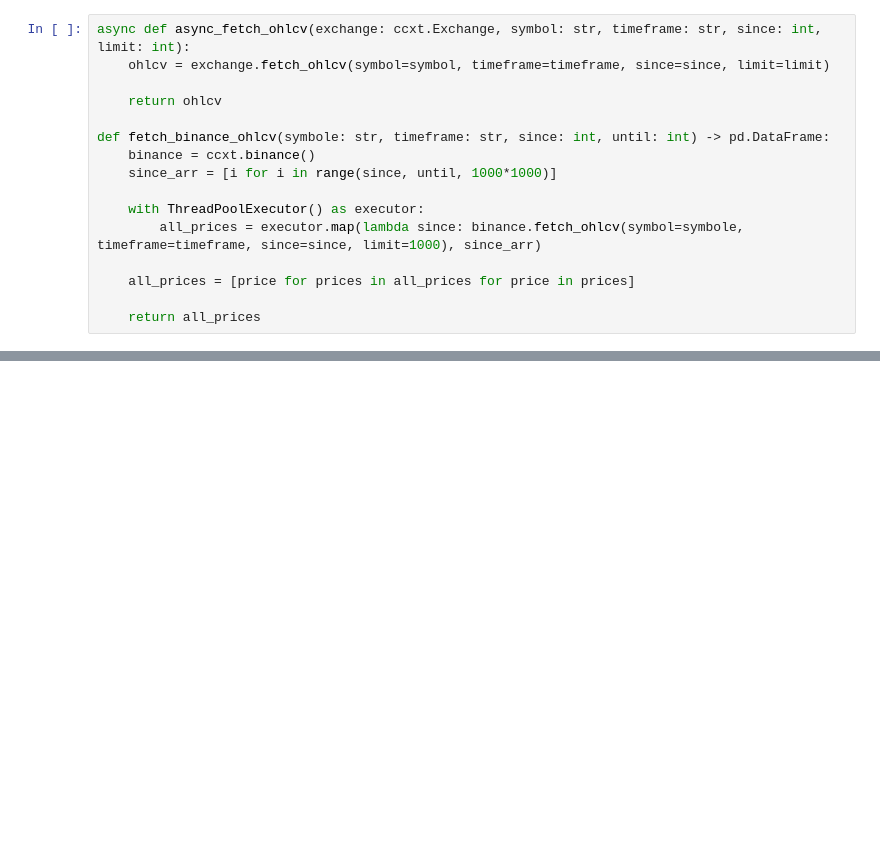
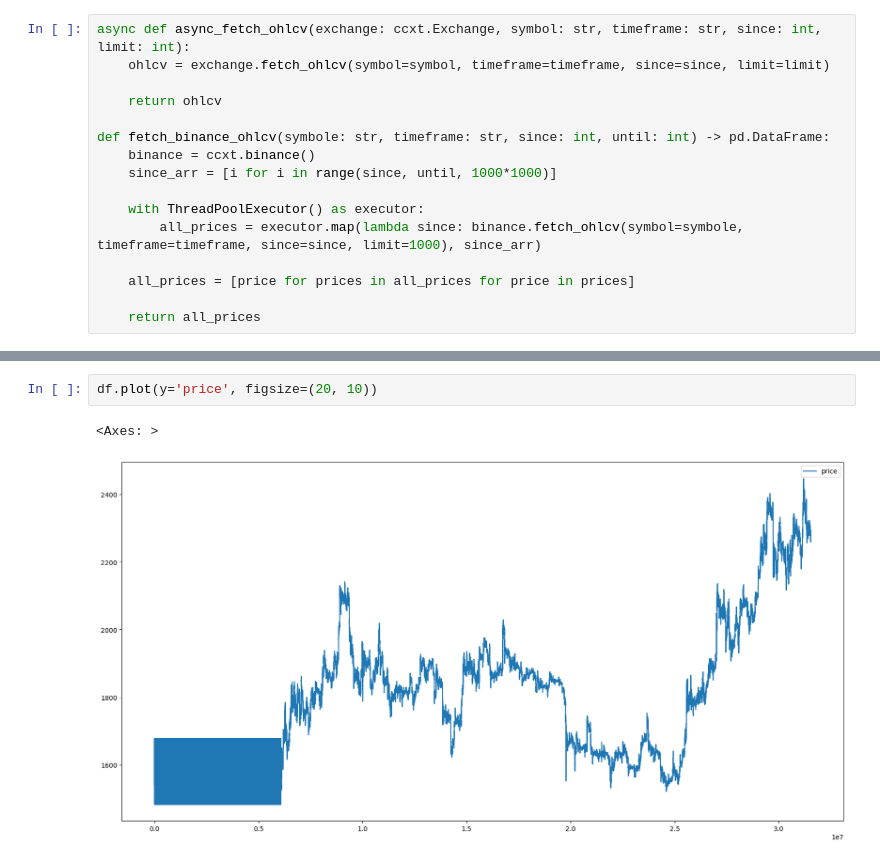
Before and after one commit to RedactedLabsGit/backtester-RL, a Jupyter notebook: data/binance/binance_spot_gatherer.ipynb, the cells around one changed output, grey strips where cells are left out. Saved outputs shown, nothing was run; the diff lists cells and outputs as text; blank space fills up the shorter version.

```diff
--- a/data/binance/binance_spot_gatherer.ipynb
+++ b/data/binance/binance_spot_gatherer.ipynb
@@ -40,0 +43,5 @@ df.to_csv('ETHUSDC-2024-01>08_1s.csv')
+# %%
+df.plot(y='price', figsize=(20, 10))
+# %% [output]
+<Axes: >
+[figure, added]
```
Also changed, not shown: parts of 4 cells of this notebook.
